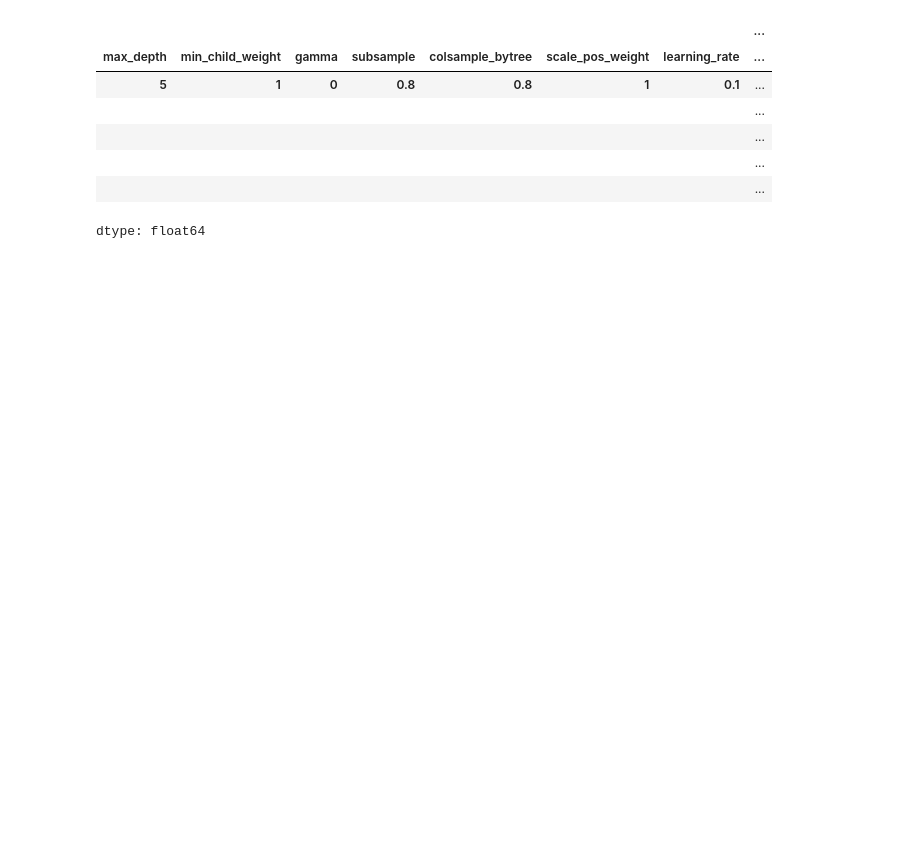
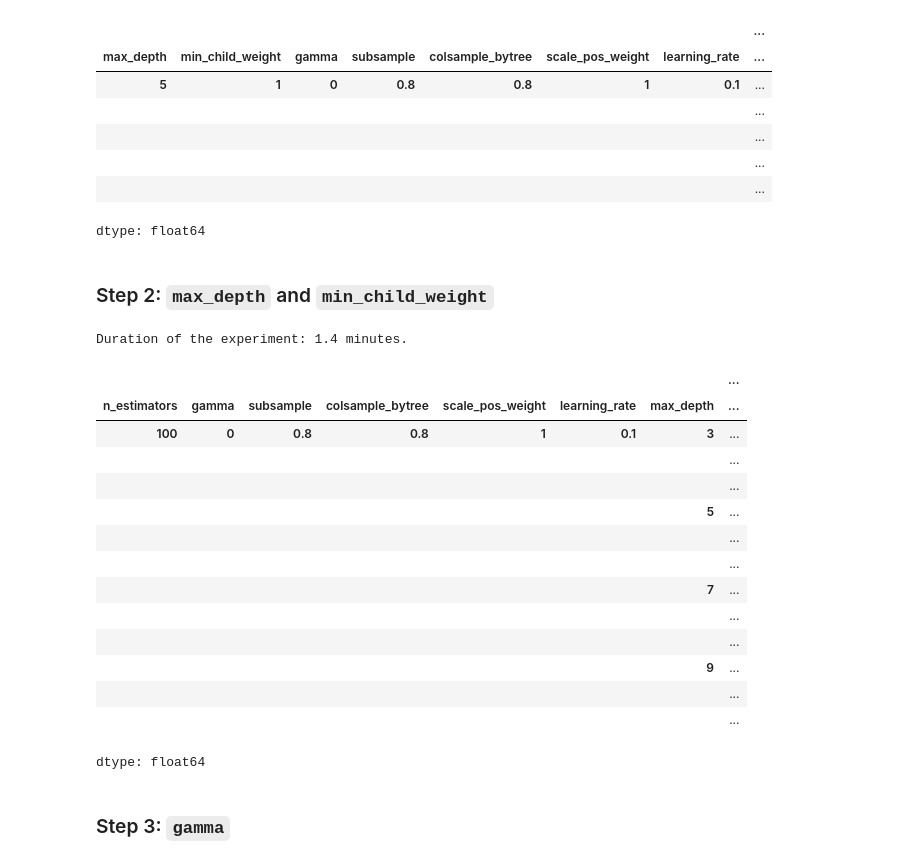
Before and after one commit to aremondtiedrez/hopus, a Jupyter notebook: showcase.ipynb, the cells around one changed output. Cells and saved outputs as stored; diff of their text form; code cells hidden in the pictures; blank space fills up the shorter version.

```diff
--- a/showcase.ipynb
+++ b/showcase.ipynb
@@ -434,3 +441,72 @@ np.sqrt(experiment_records.groupby(list(hyperparameters.keys()))["test_cv_mse"].
 |  |  |  |  |  |  |  | ... |
 |  |  |  |  |  |  |  | ... |
 dtype: float64
+# %% [markdown]
+### Step 2: `max_depth` and `min_child_weight`
+# %%
+# STEP 2
+# We fix `n_estimators = 300` from the previous step and
+# now seek to find good values for `max_depth` and `min_child_weight`.
+hyperparameters = {
+    "n_estimators": 100,
+    "gamma": 0,
+    "subsample": 0.8,
+    "colsample_bytree": 0.8,
+    "scale_pos_weight": 1,
+    "learning_rate": 0.1
+}
+
+# Experiment parameters
+experiment_parameters = {
+    "seed": None,
+    "n_splits": 5,
+}
+
+experiment_records = []
+n_experiments = 5
+start_time = time.time()
+# START - HYPERPARAMETER-DEPENDENT SECTION
+for max_depth, min_child_weight in product((3, 5, 7, 9), (1, 3, 5)):
+    hyperparameters["max_depth"] = max_depth
+    hyperparameters["min_child_weight"] = min_child_weight
+# END - HYPERPARAMETER-DEPENDENT SECTION
+    for _ in range(n_experiments):
+        experiment_parameters["seed"] = secrets.randbits(32)
+        train_cv_mse, test_cv_mse, trained_models = evaluation.cv_evaluation(models.BoostedTrees, features, target, **experiment_parameters, hyperparameters=hyperparameters)
+        experiment_result = {
+            "train_cv_mse": train_cv_mse,
+            "test_cv_mse": test_cv_mse,
+        }
+        record = {
+            **experiment_parameters,
+            **hyperparameters,
+            **experiment_result,
+        }
+        experiment_records.append(record)
+end_time = time.time()
+print(f"Duration of the experiment: {(end_time - start_time)/60:.1f} minutes.")
+
+experiment_records = pd.DataFrame(experiment_records)
+# %% [output]
+Duration of the experiment: 1.4 minutes.
+# %%
+# Compute the RMSE for each set of hyperparameters (here, only the values of `max_depth` and `min_child_weight` change)
+np.sqrt(experiment_records.groupby(list(hyperparameters.keys()))["test_cv_mse"].mean())
+# %% [output]
+|  |  |  |  |  |  |  | ... |
+| n_estimators | gamma | subsample | colsample_bytree | scale_pos_weight | learning_rate | max_depth | ... |
+| 100 | 0 | 0.8 | 0.8 | 1 | 0.1 | 3 | ... |
+|  |  |  |  |  |  |  | ... |
+|  |  |  |  |  |  |  | ... |
+|  |  |  |  |  |  | 5 | ... |
+|  |  |  |  |  |  |  | ... |
+|  |  |  |  |  |  |  | ... |
+|  |  |  |  |  |  | 7 | ... |
+|  |  |  |  |  |  |  | ... |
+|  |  |  |  |  |  |  | ... |
+|  |  |  |  |  |  | 9 | ... |
+|  |  |  |  |  |  |  | ... |
+|  |  |  |  |  |  |  | ... |
+dtype: float64
+# %% [markdown]
+### Step 3: `gamma`
```
Also changed, not shown: parts of 21 cells of this notebook.
